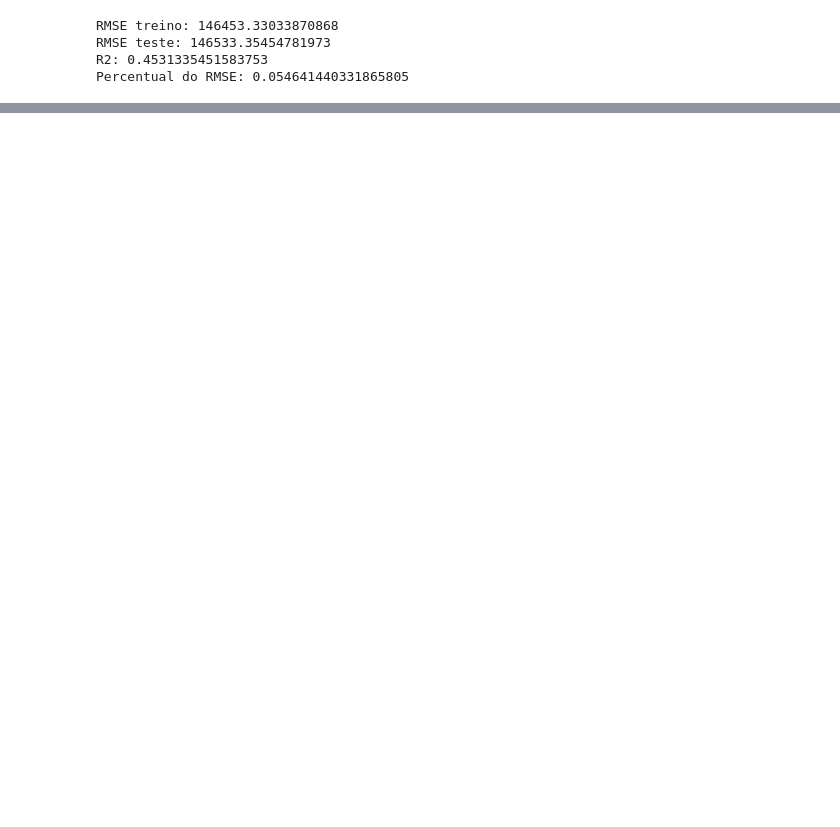
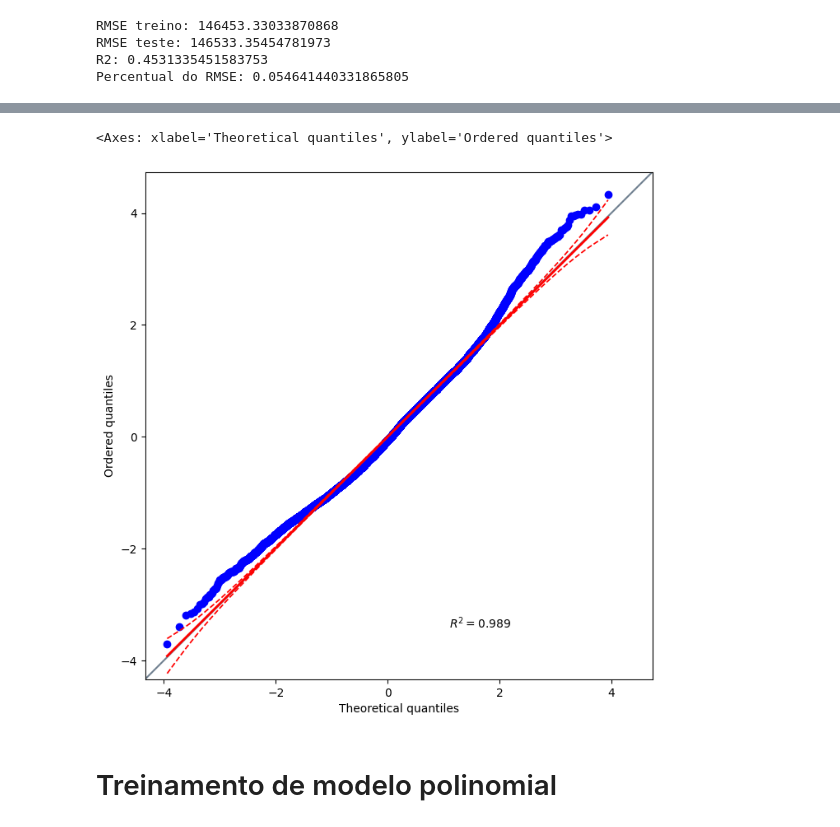
Before and after one commit to MatheusGustavoo/PoliHouseValueEstimator, a Jupyter notebook: modelo_valor_casa.ipynb, the cells around one changed output, grey strips where cells are left out. Drawn from its saved outputs; the diff is of its cells as text; code cells hidden in the pictures; blank space fills up the shorter version.

```diff
--- a/modelo_valor_casa.ipynb
+++ b/modelo_valor_casa.ipynb
@@ -238,0 +253,11 @@ Percentual do RMSE: 0.054641440331865805
+# %%
+# Checar se resíduos seguem uma distribuição normal
+# QQ plot
+import pingouin as pg
+plt.figure(figsize=(10,8))
+pg.qqplot(residuos_std, dist="norm", confidence=0.8)
+# %% [output]
+<Axes: xlabel='Theoretical quantiles', ylabel='Ordered quantiles'>
+[figure, added]
+# %% [markdown]
+# Treinamento de modelo polinomial
```
Also changed, not shown: parts of 5 cells of this notebook.
